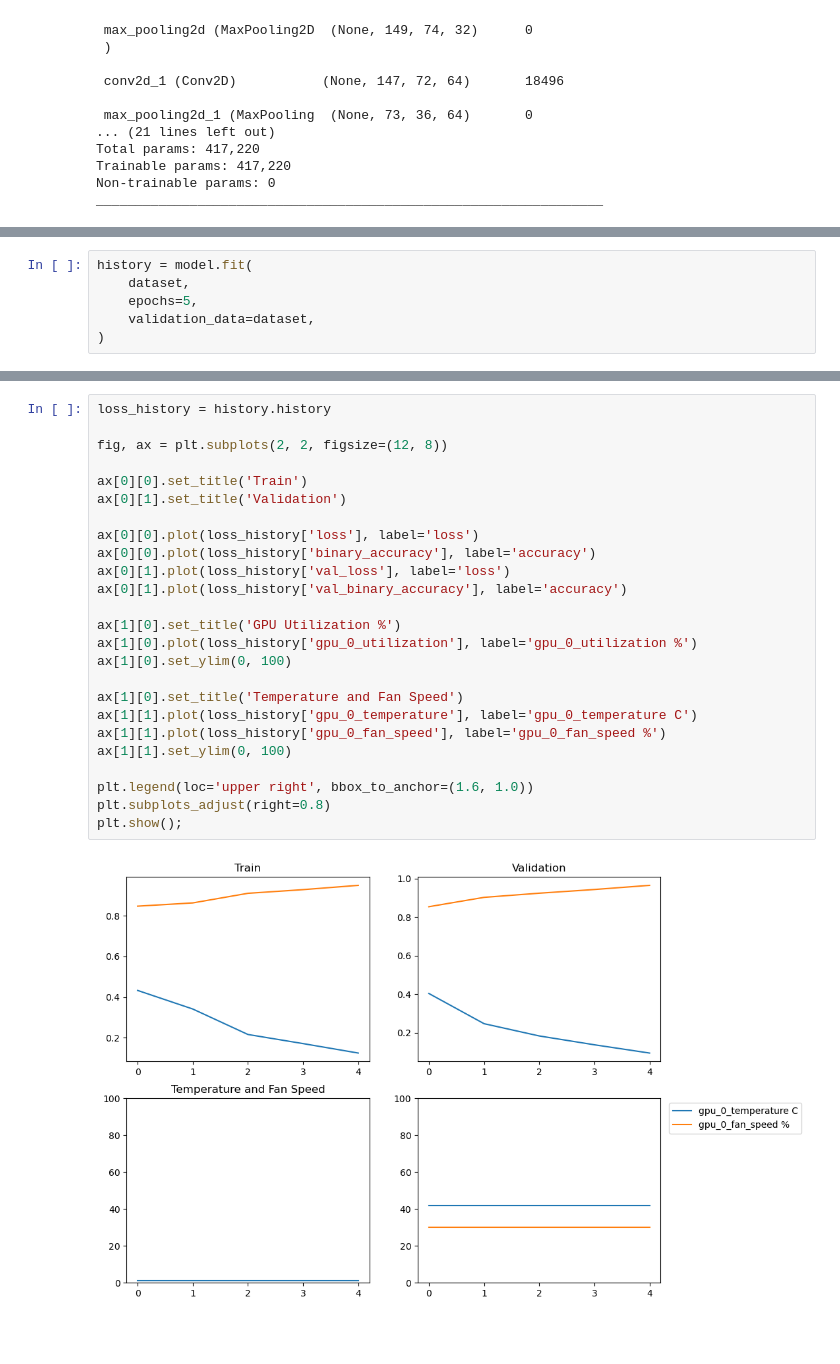
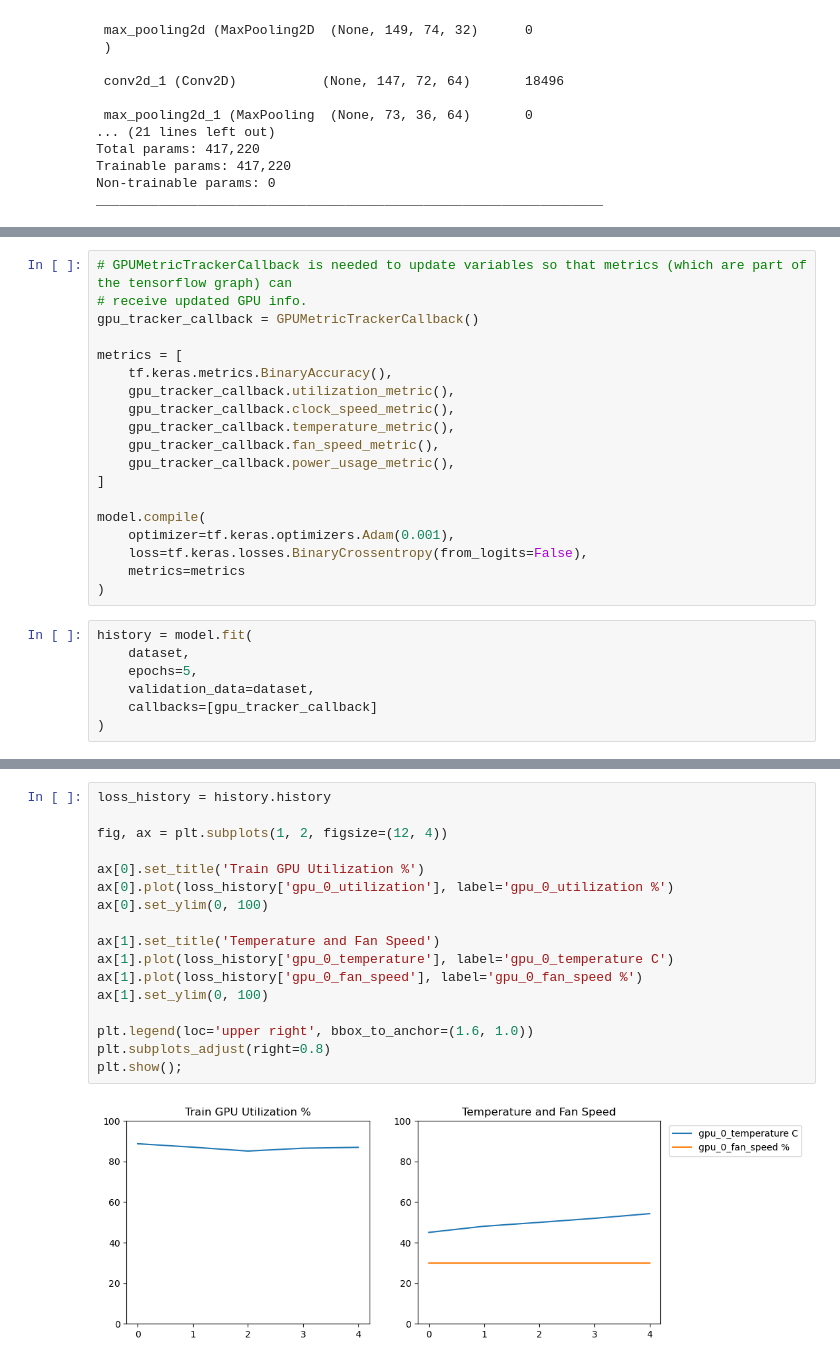
Before and after one commit to dantreiman/keras-gpu-metrics, a Jupyter notebook: gpu_metrics_example.ipynb, the cells around one changed output, grey strips where cells are left out. Cells and saved outputs as stored; diff of their text form; blank space fills up the shorter version.

Commit message:
Re-implemented metrics using callback with state variables.

```diff
--- a/gpu_metrics_example.ipynb
+++ b/gpu_metrics_example.ipynb
@@ -98,8 +77,28 @@ model.compile(
+# %%
+# GPUMetricTrackerCallback is needed to update variables so that metrics (which are part of the tensorflow graph) can
+# receive updated GPU info.
+gpu_tracker_callback = GPUMetricTrackerCallback()
+
+metrics = [
+    tf.keras.metrics.BinaryAccuracy(),
+    gpu_tracker_callback.utilization_metric(),
+    gpu_tracker_callback.clock_speed_metric(),
+    gpu_tracker_callback.temperature_metric(),
+    gpu_tracker_callback.fan_speed_metric(),
+    gpu_tracker_callback.power_usage_metric(),
+]
+
+model.compile(
+    optimizer=tf.keras.optimizers.Adam(0.001),
+    loss=tf.keras.losses.BinaryCrossentropy(from_logits=False),
+    metrics=metrics
+)
 # %%
 history = model.fit(
     dataset,
     epochs=5,
     validation_data=dataset,
+    callbacks=[gpu_tracker_callback]
 )
 # %% [output]
 Epoch 1/5
@@ -110,27 +133,19 @@ ValueError: in user code:
 # %%
 loss_history = history.history
 
-fig, ax = plt.subplots(2, 2, figsize=(12, 8))
+fig, ax = plt.subplots(1, 2, figsize=(12, 4))
 
-ax[0][0].set_title('Train')
-ax[0][1].set_title('Validation')
+ax[0].set_title('Train GPU Utilization %')
+ax[0].plot(loss_history['gpu_0_utilization'], label='gpu_0_utilization %')
+ax[0].set_ylim(0, 100)
 
-ax[0][0].plot(loss_history['loss'], label='loss')
-ax[0][0].plot(loss_history['binary_accuracy'], label='accuracy')
-ax[0][1].plot(loss_history['val_loss'], label='loss')
-ax[0][1].plot(loss_history['val_binary_accuracy'], label='accuracy')
-
-ax[1][0].set_title('GPU Utilization %')
-ax[1][0].plot(loss_history['gpu_0_utilization'], label='gpu_0_utilization %')
-ax[1][0].set_ylim(0, 100)
-
-ax[1][0].set_title('Temperature and Fan Speed')
-ax[1][1].plot(loss_history['gpu_0_temperature'], label='gpu_0_temperature C')
-ax[1][1].plot(loss_history['gpu_0_fan_speed'], label='gpu_0_fan_speed %')
-ax[1][1].set_ylim(0, 100)
+ax[1].set_title('Temperature and Fan Speed')
+ax[1].plot(loss_history['gpu_0_temperature'], label='gpu_0_temperature C')
+ax[1].plot(loss_history['gpu_0_fan_speed'], label='gpu_0_fan_speed %')
+ax[1].set_ylim(0, 100)
 
 plt.legend(loc='upper right', bbox_to_anchor=(1.6, 1.0))
 plt.subplots_adjust(right=0.8)
 plt.show();
 # %% [output]
-[figure, old version]
+[figure, new version]
```
Also changed, not shown: parts of 6 cells of this notebook, 4 other files.
